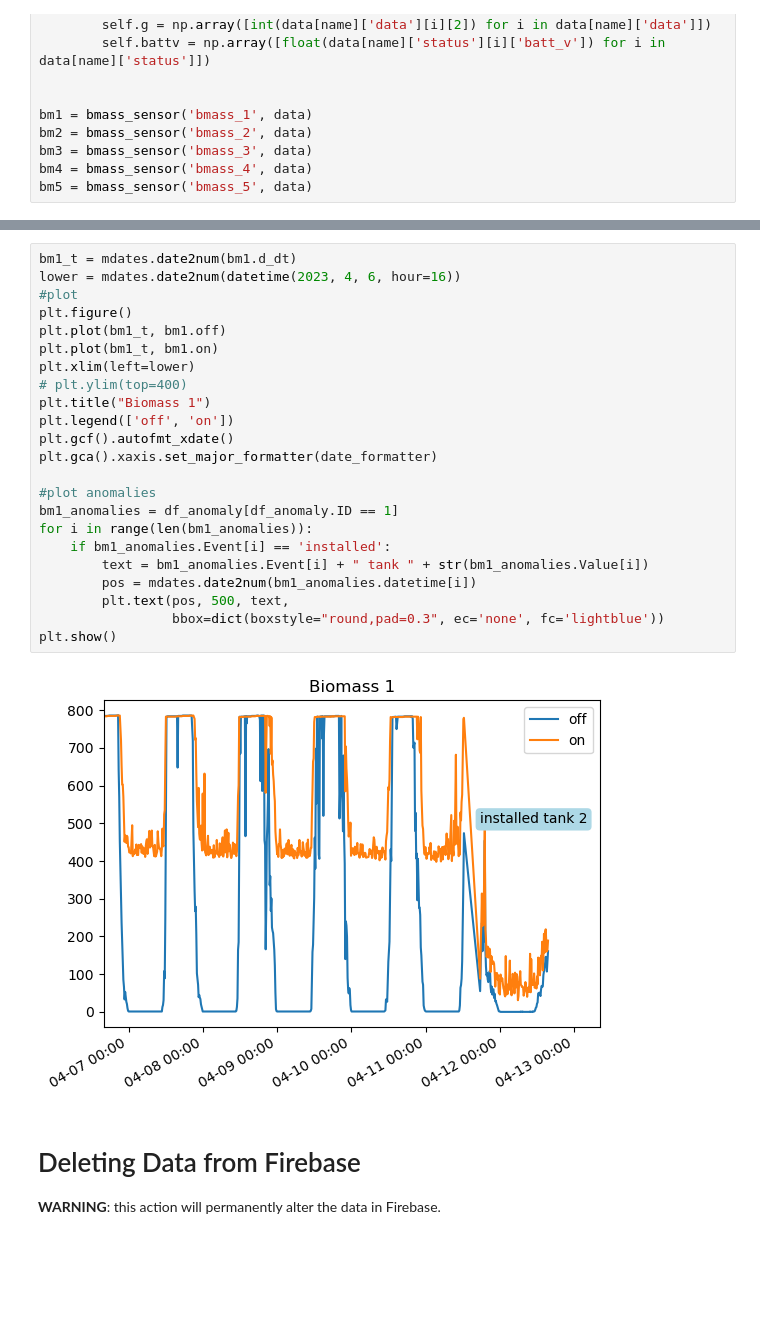
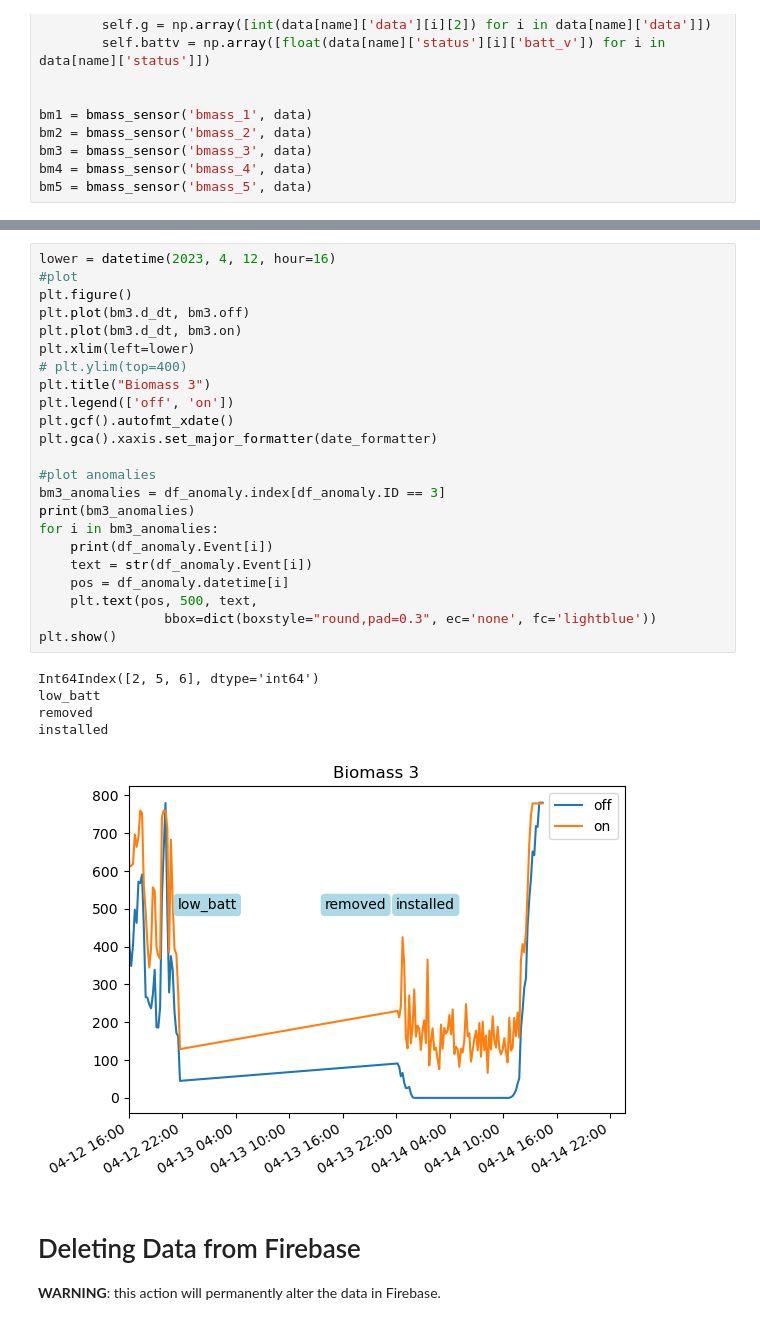
Before and after one commit to wFairmanOlin/Biomass, a Jupyter notebook: data/process_data.ipynb, the cells around one changed output, grey strips where cells are left out. Cells and saved outputs as stored; diff of their text form; blank space fills up the shorter version.

```diff
--- a/data/process_data.ipynb
+++ b/data/process_data.ipynb
@@ -163,28 +192,32 @@ plt.show()
 # %%
-bm1_t = mdates.date2num(bm1.d_dt)
-lower = mdates.date2num(datetime(2023, 4, 6, hour=16))
+lower = datetime(2023, 4, 12, hour=16)
 #plot
 plt.figure()
-plt.plot(bm1_t, bm1.off)
-plt.plot(bm1_t, bm1.on)
+plt.plot(bm3.d_dt, bm3.off)
+plt.plot(bm3.d_dt, bm3.on)
 plt.xlim(left=lower)
 # plt.ylim(top=400)
-plt.title("Biomass 1")
+plt.title("Biomass 3")
 plt.legend(['off', 'on'])
 plt.gcf().autofmt_xdate()
 plt.gca().xaxis.set_major_formatter(date_formatter)
 
 #plot anomalies
-bm1_anomalies = df_anomaly[df_anomaly.ID == 1]
-for i in range(len(bm1_anomalies)):
-    if bm1_anomalies.Event[i] == 'installed':
-        text = bm1_anomalies.Event[i] + " tank " + str(bm1_anomalies.Value[i])
-        pos = mdates.date2num(bm1_anomalies.datetime[i])
-        plt.text(pos, 500, text,
-                 bbox=dict(boxstyle="round,pad=0.3", ec='none', fc='lightblue'))
+bm3_anomalies = df_anomaly.index[df_anomaly.ID == 3]
+print(bm3_anomalies)
+for i in bm3_anomalies:
+    print(df_anomaly.Event[i])
+    text = str(df_anomaly.Event[i])
+    pos = df_anomaly.datetime[i]
+    plt.text(pos, 500, text,
+                bbox=dict(boxstyle="round,pad=0.3", ec='none', fc='lightblue'))
 plt.show()
 # %% [output]
+Int64Index([2, 5, 6], dtype='int64')
+low_batt
+removed
+installed
-[figure, old version]
+[figure, new version]
 # %% [markdown]
 # Deleting Data from Firebase
 
```
Also changed, not shown: parts of 5 cells of this notebook, 2 other files.
